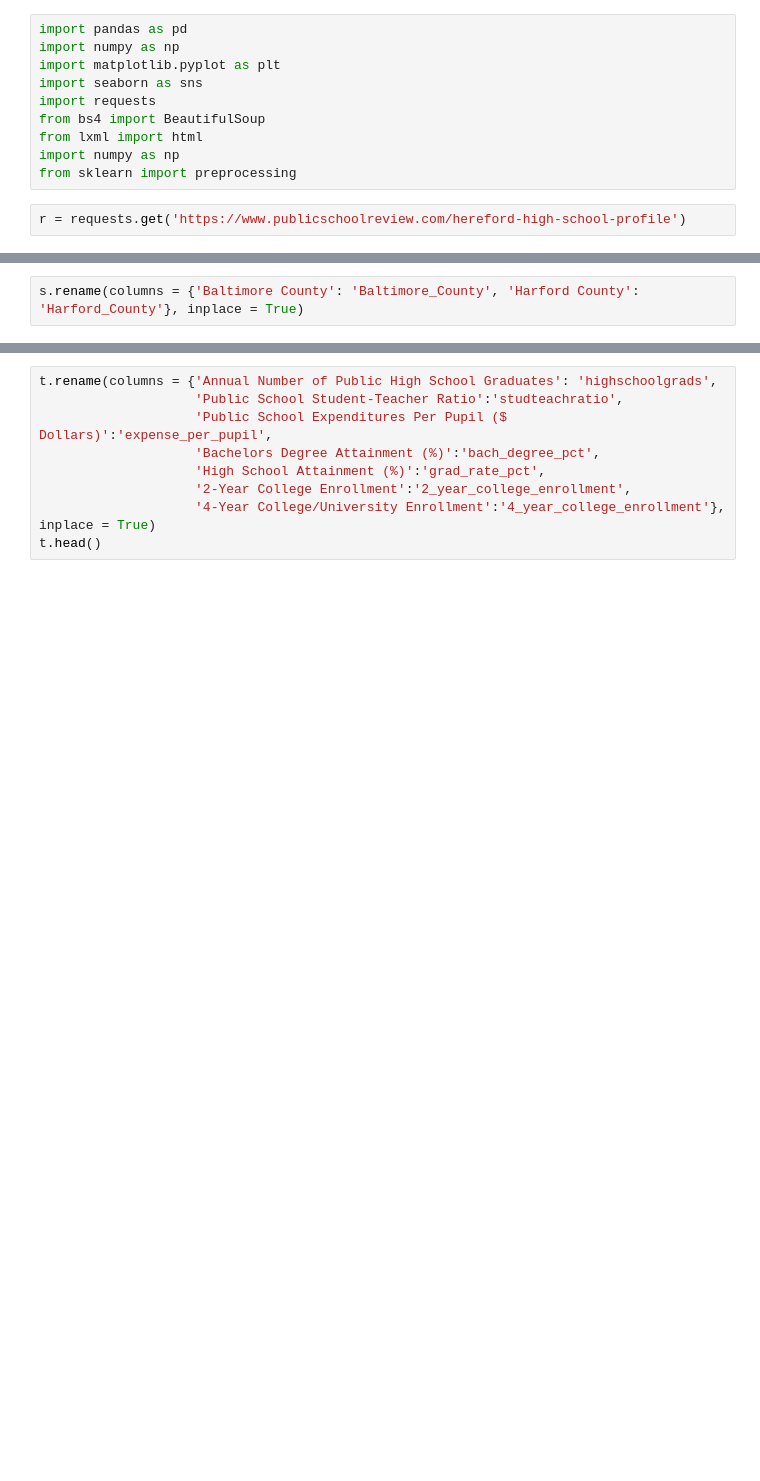
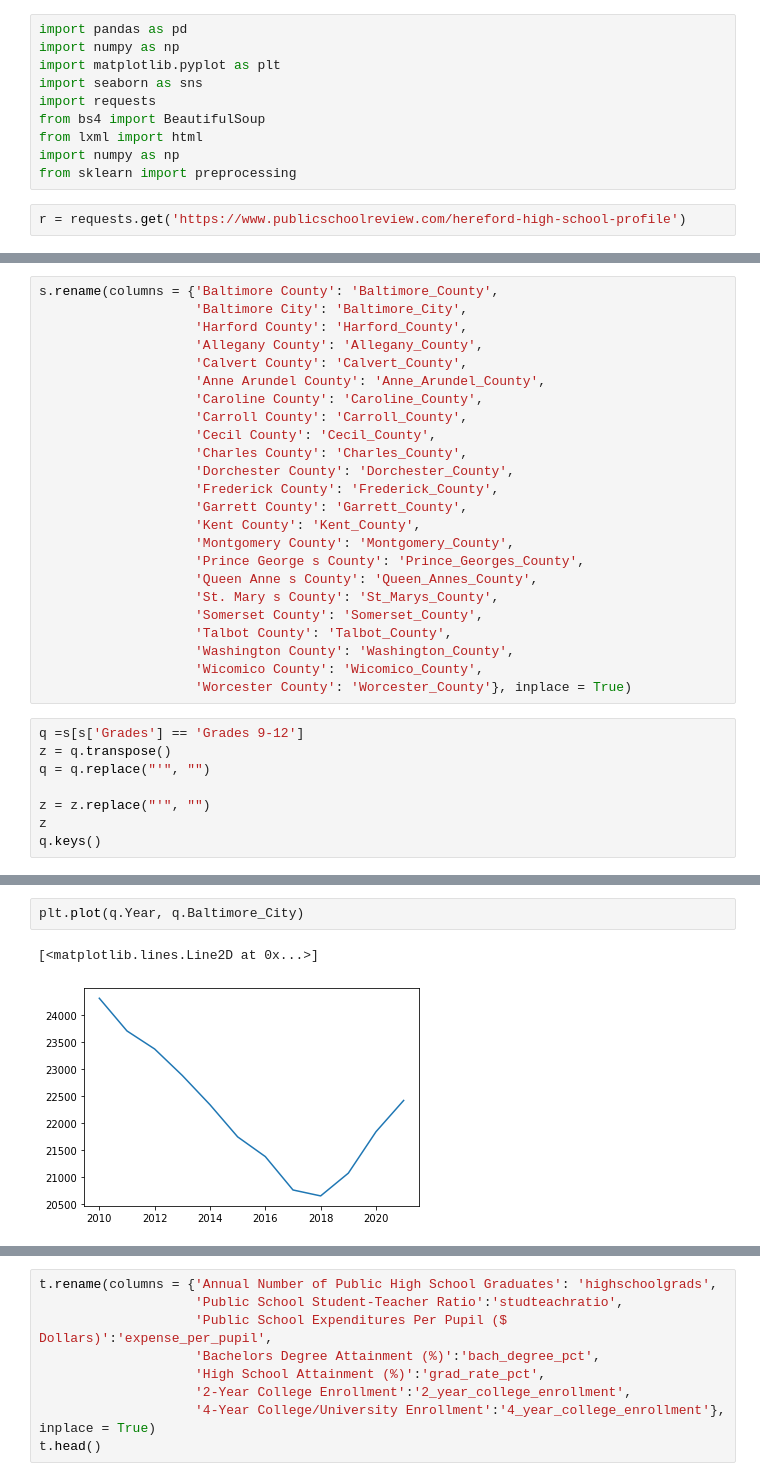
Before and after one commit to Mackeyk88/maryland-education, a Jupyter notebook: notebook/Capstone.ipynb, the cells around one changed output, grey strips where cells are left out. Saved outputs shown, nothing was run; the diff lists cells and outputs as text; blank space fills up the shorter version.

```diff
--- a/notebook/Capstone.ipynb
+++ b/notebook/Capstone.ipynb
@@ -27,2 +36,0 @@ s.head()
-# %%
-s.rename(columns = {'Baltimore County': 'Baltimore_County', 'Harford County': 'Harford_County'}, inplace = True)
@@ -47,0 +93,32 @@ plt.plot(q.Harford_County)
+# %%
+s.rename(columns = {'Baltimore County': 'Baltimore_County',
+                    'Baltimore City': 'Baltimore_City',
+                    'Harford County': 'Harford_County',
+                    'Allegany County': 'Allegany_County',
+                    'Calvert County': 'Calvert_County',
+                    'Anne Arundel County': 'Anne_Arundel_County',
+                    'Caroline County': 'Caroline_County',
+                    'Carroll County': 'Carroll_County',
+                    'Cecil County': 'Cecil_County',
+                    'Charles County': 'Charles_County',
+                    'Dorchester County': 'Dorchester_County',
+                    'Frederick County': 'Frederick_County',
+                    'Garrett County': 'Garrett_County',
+                    'Kent County': 'Kent_County',
+                    'Montgomery County': 'Montgomery_County',
+                    'Prince George s County': 'Prince_Georges_County',
+                    'Queen Anne s County': 'Queen_Annes_County',
+                    'St. Mary s County': 'St_Marys_County',
+                    'Somerset County': 'Somerset_County',
+                    'Talbot County': 'Talbot_County',
+                    'Washington County': 'Washington_County',
+                    'Wicomico County': 'Wicomico_County',
+                    'Worcester County': 'Worcester_County'}, inplace = True)
+# %%
+q =s[s['Grades'] == 'Grades 9-12']
+z = q.transpose()
+q = q.replace("'", "")
+
+z = z.replace("'", "")
+z
+q.keys()
@@ -47,0 +170,5 @@ plt.plot(q.Harford_County)
+# %%
+plt.plot(q.Year, q.Baltimore_City)
+# %% [output]
+[<matplotlib.lines.Line2D at 0x...>]
+[figure, added]
```
Also changed, not shown: parts of 21 cells of this notebook.
